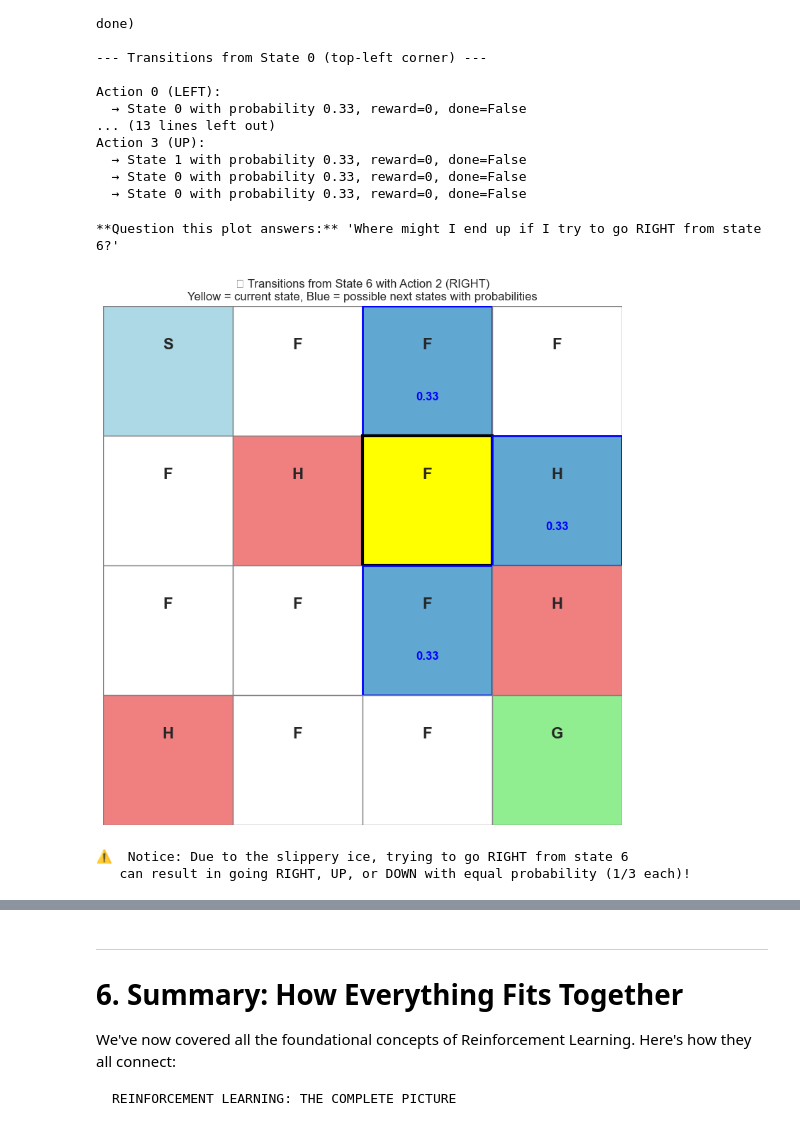
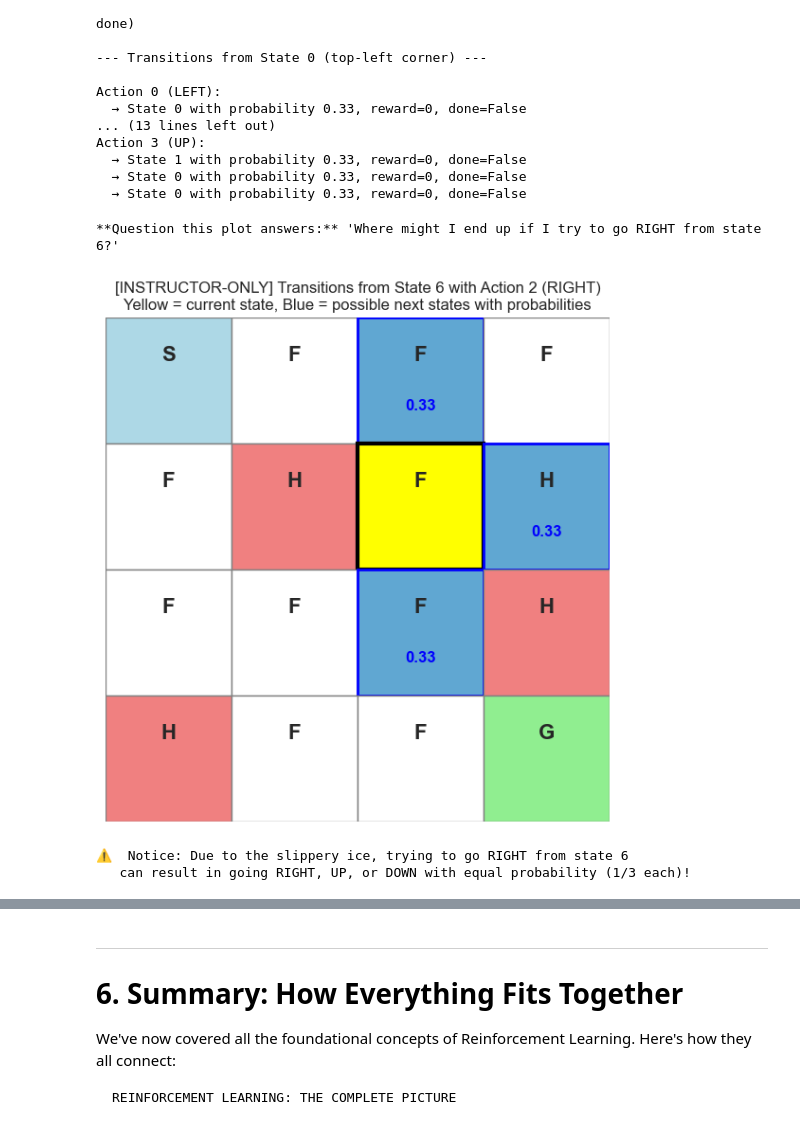
Before and after one commit to heihachi78/reinforcement_learning_tutorial, a Jupyter notebook: 01_3_value_functions_and_models.ipynb, the cells around one changed output, grey strips where cells are left out. Saved outputs shown, nothing was run; the diff lists cells and outputs as text; code cells hidden in the pictures.

```diff
--- a/01_3_value_functions_and_models.ipynb
+++ b/01_3_value_functions_and_models.ipynb
@@ -492,7 +803,7 @@ Action 3 (UP):
   → State 0 with probability 0.33, reward=0, done=False
   → State 0 with probability 0.33, reward=0, done=False
 # %%
-# 🔍 INSTRUCTOR-ONLY: Visualize transition probabilities
+# INSTRUCTOR-ONLY: Visualize transition probabilities
 env = gym.make("FrozenLake-v1", is_slippery=True)
 env.reset()
 
@@ -501,7 +812,7 @@ def visualize_transitions(env, state, action):
     desc = env.unwrapped.desc.astype(str)
     nrow, ncol = desc.shape
 
-    fig, ax = plt.subplots(figsize=(8, 8))
+    fig, ax = plt.subplots(figsize=(6, 6))
 
     colors = {'S': 'lightblue', 'F': 'white', 'H': 'lightcoral', 'G': 'lightgreen'}
 
@@ -538,35 +849,35 @@ def visualize_transitions(env, state, action):
             ax.text(j + 0.5, nrow - 1 - i + 0.7, cell,
                    ha='center', va='center', fontsize=16, fontweight='bold')
 
             if state_idx in trans_dict:
                 ax.text(j + 0.5, nrow - 1 - i + 0.3, f'{trans_dict[state_idx]:.2f}',
                        ha='center', va='center', fontsize=12, color='blue', fontweight='bold')
 
     ax.set_xlim(0, ncol)
     ax.set_ylim(0, nrow)
     ax.set_aspect('equal')
     ax.axis('off')
 
     action_names = {0: 'LEFT', 1: 'DOWN', 2: 'RIGHT', 3: 'UP'}
-    ax.set_title(f'🔍 Transitions from State {state} with Action {action} ({action_names[action]})\n'
+    ax.set_title(f'[INSTRUCTOR-ONLY] Transitions from State {state} with Action {action} ({action_names[action]})\n'
                 f'Yellow = current state, Blue = possible next states with probabilities',
                 fontsize=12)
 
     plt.tight_layout()
     return fig, ax
 
 print("**Question this plot answers:** 'Where might I end up if I try to go RIGHT from state 6?'\n")
 
 visualize_transitions(env, state=6, action=2)  # RIGHT
 plt.show()
 
 print("\n⚠️  Notice: Due to the slippery ice, trying to go RIGHT from state 6")
 print("   can result in going RIGHT, UP, or DOWN with equal probability (1/3 each)!")
 
 env.close()
 # %% [output]
 **Question this plot answers:** 'Where might I end up if I try to go RIGHT from state 6?'
-[figure, old version]
+[figure, new version]
 ⚠️  Notice: Due to the slippery ice, trying to go RIGHT from state 6
    can result in going RIGHT, UP, or DOWN with equal probability (1/3 each)!
 # %% [markdown]
```
Also changed, not shown: parts of 11 cells of this notebook, 1 other file.
